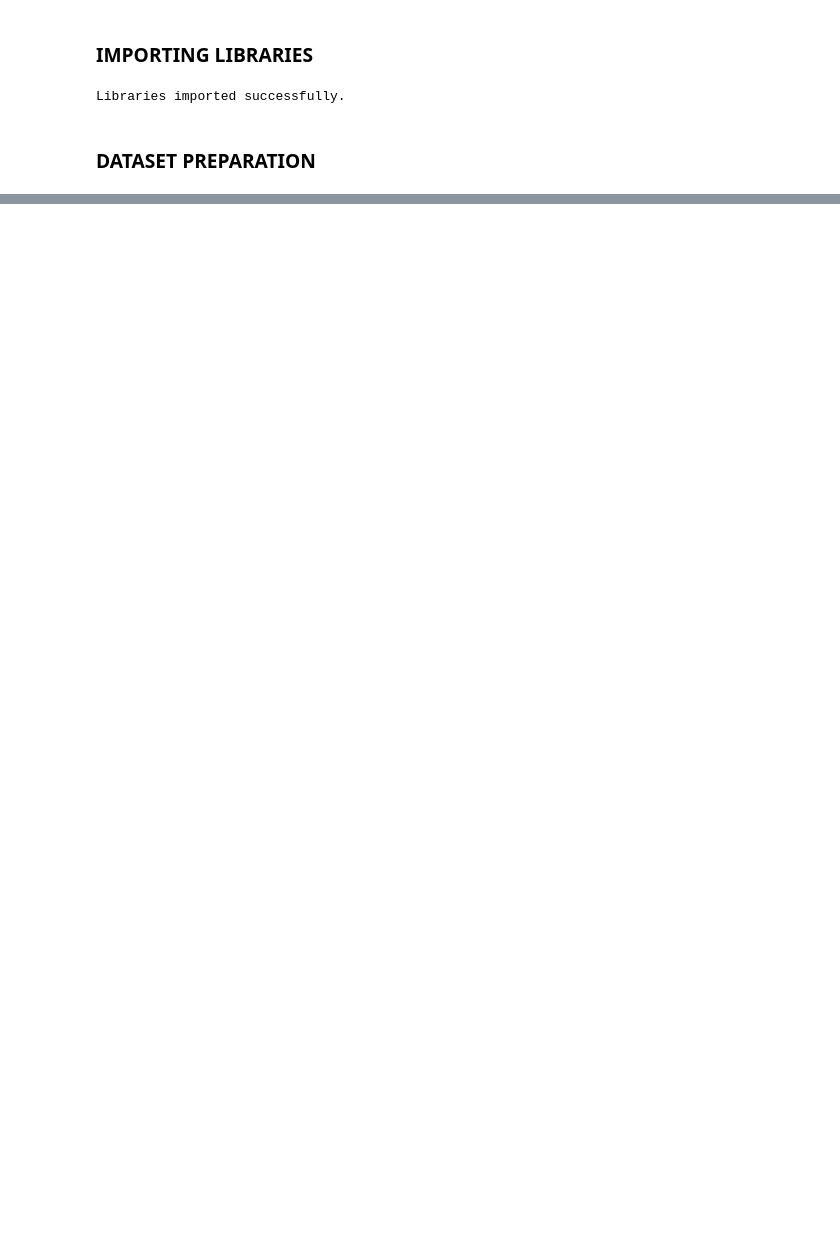
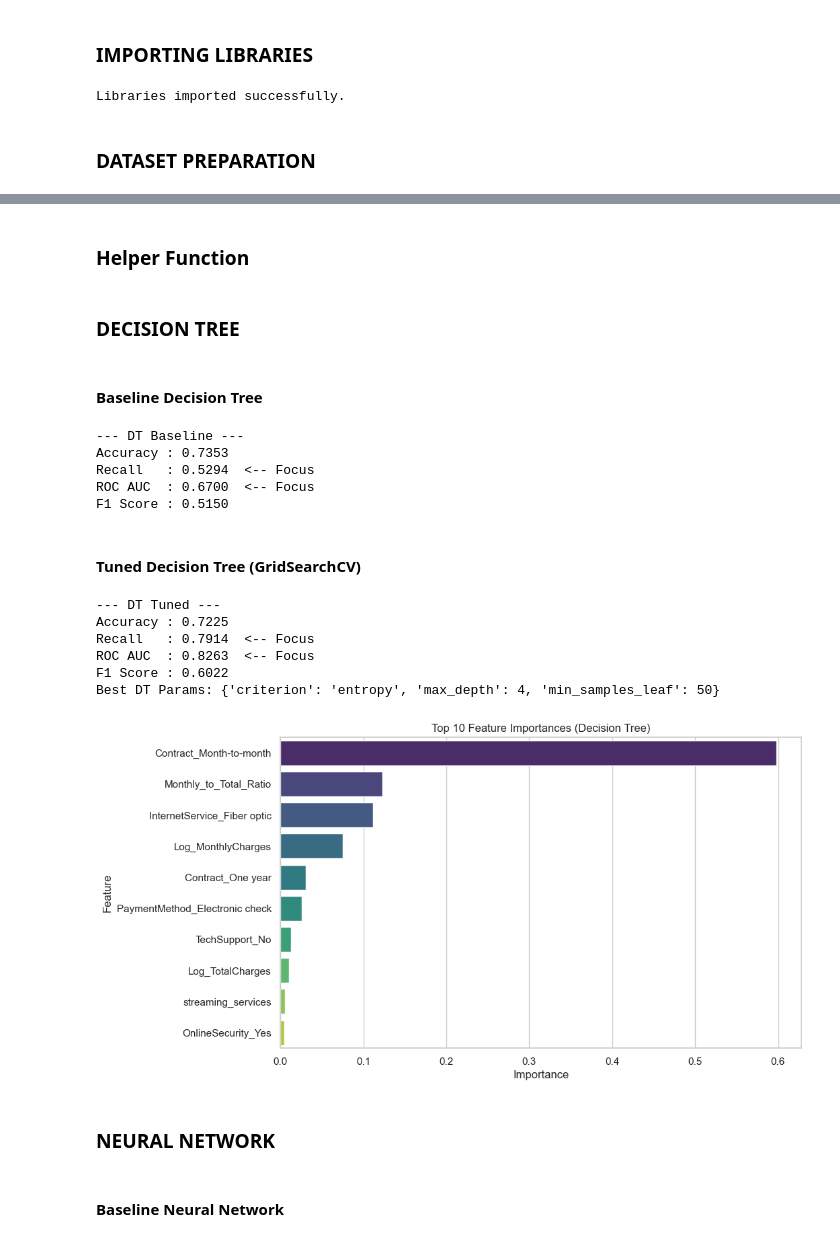
Before and after one commit to Pudamya/CM2604_ML_CW_2425595, a Jupyter notebook: Neural_Network_&_Decision_Tree.ipynb, the cells around one changed output, grey strips where cells are left out. Cells and saved outputs as stored; diff of their text form; code cells hidden in the pictures; blank space fills up the shorter version.

Commit message:
Add Feature Importance for Decision Tree

```diff
--- a/Neural_Network_&_Decision_Tree.ipynb
+++ b/Neural_Network_&_Decision_Tree.ipynb
@@ -791,0 +163,2 @@ display(comparison_df)
+# %% [markdown]
+### Helper Function
@@ -791,0 +181,73 @@ display(comparison_df)
+# %% [markdown]
+### DECISION TREE
+# %% [markdown]
+#### Baseline Decision Tree
+# %%
+# Decision Tree Baseline
+dt_base = DecisionTreeClassifier(random_state=RANDOM_STATE, class_weight='balanced')
+dt_base.fit(X_train_proc, y_train) # Using raw imbalanced data with class_weight
+
+y_prob_dt = dt_base.predict_proba(X_test_proc)[:, 1]
+y_pred_dt = dt_base.predict(X_test_proc)
+
+metrics_dt_base = evaluate_model(y_test, y_pred_dt, y_prob_dt, "DT Baseline")
+# %% [output]
+--- DT Baseline ---
+Accuracy : 0.7353
+Recall   : 0.5294  <-- Focus
+ROC AUC  : 0.6700  <-- Focus
+F1 Score : 0.5150
+# %% [markdown]
+#### Tuned Decision Tree (GridSearchCV)
+# %%
+# We limit depth to prevent overfitting and force generalization
+param_grid = {
+    'max_depth': [4, 6, 8, 10],
+    'min_samples_leaf': [10, 20, 50],
+    'criterion': ['gini', 'entropy']
+}
+
+grid_dt = GridSearchCV(
+    DecisionTreeClassifier(random_state=RANDOM_STATE, class_weight='balanced'),
+    param_grid, cv=5, scoring='roc_auc', n_jobs=-1
+)
+grid_dt.fit(X_train_proc, y_train)
+
+best_dt = grid_dt.best_estimator_
+y_prob_dt_tuned = best_dt.predict_proba(X_test_proc)[:, 1]
+y_pred_dt_tuned = best_dt.predict(X_test_proc)
+
+metrics_dt_tuned = evaluate_model(y_test, y_pred_dt_tuned, y_prob_dt_tuned, "DT Tuned")
+print(f"Best DT Params: {grid_dt.best_params_}")
+# %% [output]
+--- DT Tuned ---
+Accuracy : 0.7225
+Recall   : 0.7914  <-- Focus
+ROC AUC  : 0.8263  <-- Focus
+F1 Score : 0.6022
+Best DT Params: {'criterion': 'entropy', 'max_depth': 4, 'min_samples_leaf': 50}
+# %%
+# Get feature names from preprocessor
+feature_names = (
+    preprocessor.named_transformers_['num'].get_feature_names_out().tolist() +
+    preprocessor.named_transformers_['cat'].get_feature_names_out().tolist()
+)
+
+# Get importance from Best DT
+importances = best_dt.feature_importances_
+
+# Create DataFrame
+feat_imp_df = pd.DataFrame({'Feature': feature_names, 'Importance': importances})
+feat_imp_df = feat_imp_df.sort_values(by='Importance', ascending=False).head(10) # Top 10
+
+# Plot
+plt.figure(figsize=(10, 6))
+sns.barplot(x='Importance', y='Feature', data=feat_imp_df, palette='viridis')
+plt.title("Top 10 Feature Importances (Decision Tree)")
+plt.show()
+# %% [output]
+[figure, added]
+# %% [markdown]
+### NEURAL NETWORK
+# %% [markdown]
+#### Baseline Neural Network
```
Also changed, not shown: parts of 44 cells of this notebook.
